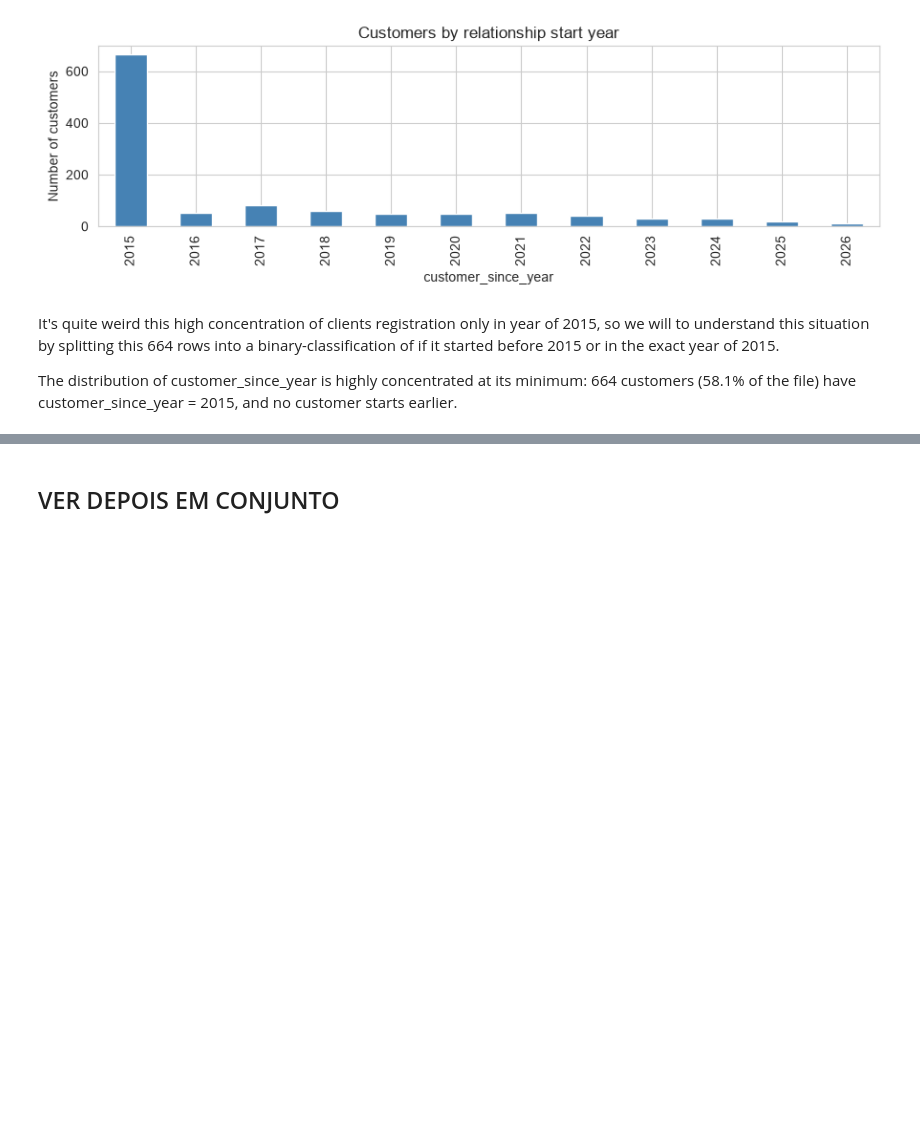
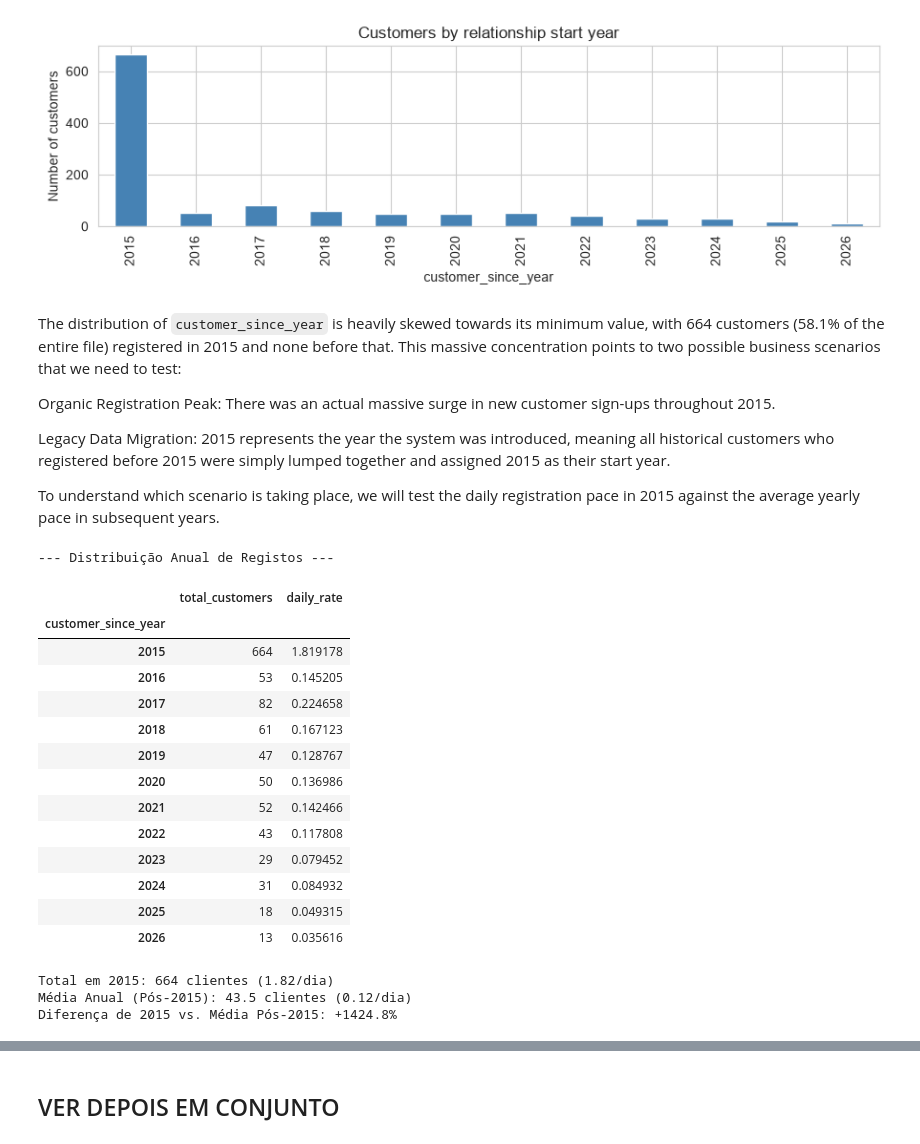
Before and after one commit to Martsnake/machine-learning, a Jupyter notebook: notebooks/Análise clients 2.1.ipynb, the cells around one changed output, grey strips where cells are left out. Cells and saved outputs as stored; diff of their text form; code cells hidden in the pictures; blank space fills up the shorter version.

```diff
--- a/notebooks/Análise clients 2.1.ipynb
+++ b/notebooks/Análise clients 2.1.ipynb
@@ -663,6 +666,58 @@ plt.show()
 | 2026 | 13 | 1.1 |
 [figure]
 # %% [markdown]
-It's quite weird this high concentration of clients registration only in year of 2015, so we will to understand this situation by splitting this 664 rows into a binary-classification of if it started before 2015 or in the exact year of 2015.
 
-The distribution of customer_since_year is highly concentrated at its minimum: 664 customers (58.1% of the file) have customer_since_year = 2015, and no customer starts earlier.
+The distribution of `customer_since_year` is heavily skewed towards its minimum value, with 664 customers (58.1% of the entire file) registered in 2015 and none before that. This massive concentration points to two possible business scenarios that we need to test:
+
+Organic Registration Peak: There was an actual massive surge in new customer sign-ups throughout 2015.
+
+Legacy Data Migration: 2015 represents the year the system was introduced, meaning all historical customers who registered before 2015 were simply lumped together and assigned 2015 as their start year.
+
+To understand which scenario is taking place, we will test the daily registration pace in 2015 against the average yearly pace in subsequent years.
+# %%
+
+
+# 1. Contagem total de registos por ano
+yearly_counts = (
+    clients_raw["customer_since_year"]
+    .value_counts()
+    .sort_index()
+    .to_frame("total_customers")
+)
+
+# 2. Ritmo médio diário por ano
+yearly_counts["daily_rate"] = yearly_counts["total_customers"] / 365.0
+
+# 3. Média anual dos restantes anos (pós-2015)
+avg_post_2015_yearly = yearly_counts.query("customer_since_year > 2015")["total_customers"].mean()
+avg_post_2015_daily = avg_post_2015_yearly / 365.0
+total_2015 = len(clients_raw.query("customer_since_year == 2015"))
+
+print("--- Distribuição Anual de Registos ---")
+display(yearly_counts)
+
+print(f"\nTotal em 2015: {total_2015} clientes ({total_2015 / 365.0:.2f}/dia)")
+print(f"Média Anual (Pós-2015): {avg_post_2015_yearly:.1f} clientes ({avg_post_2015_daily:.2f}/dia)")
+
+# Comparação percentual
+diff_pct = ((total_2015 - avg_post_2015_yearly) / avg_post_2015_yearly) * 100
+print(f"Diferença de 2015 vs. Média Pós-2015: {diff_pct:+.1f}%")
+# %% [output]
+--- Distribuição Anual de Registos ---
+|  | total_customers | daily_rate |
+| customer_since_year |  |  |
+| 2015 | 664 | 1.819178 |
+| 2016 | 53 | 0.145205 |
+| 2017 | 82 | 0.224658 |
+| 2018 | 61 | 0.167123 |
+| 2019 | 47 | 0.128767 |
+| 2020 | 50 | 0.136986 |
+| 2021 | 52 | 0.142466 |
+| 2022 | 43 | 0.117808 |
+| 2023 | 29 | 0.079452 |
+| 2024 | 31 | 0.084932 |
+| 2025 | 18 | 0.049315 |
+| 2026 | 13 | 0.035616 |
+Total em 2015: 664 clientes (1.82/dia)
+Média Anual (Pós-2015): 43.5 clientes (0.12/dia)
+Diferença de 2015 vs. Média Pós-2015: +1424.8%
```
Also changed, not shown: parts of 5 cells of this notebook.
